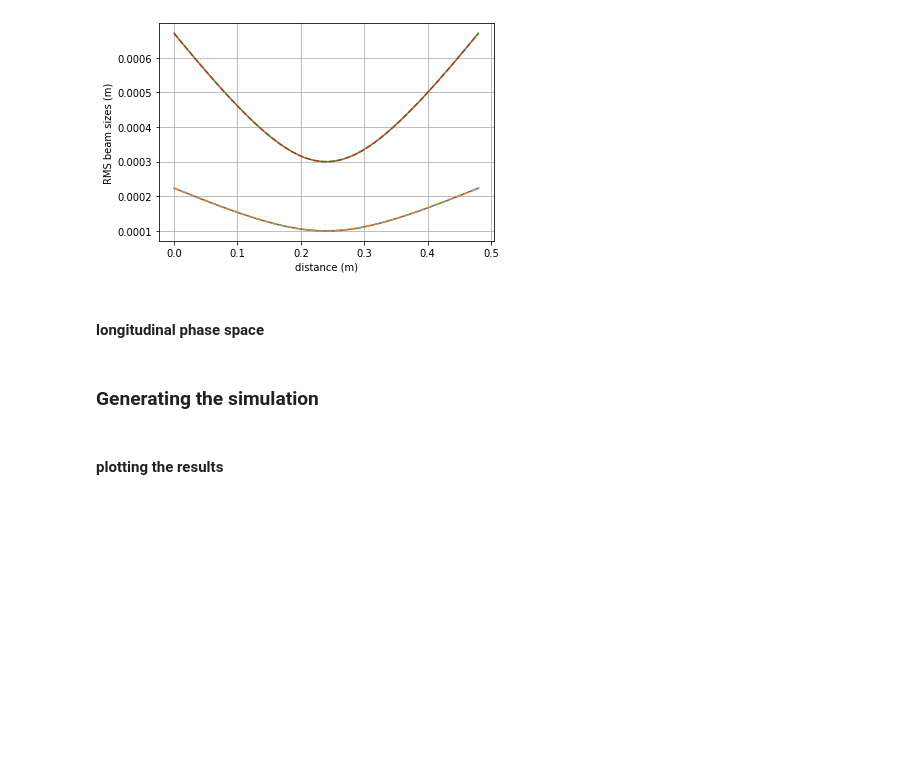
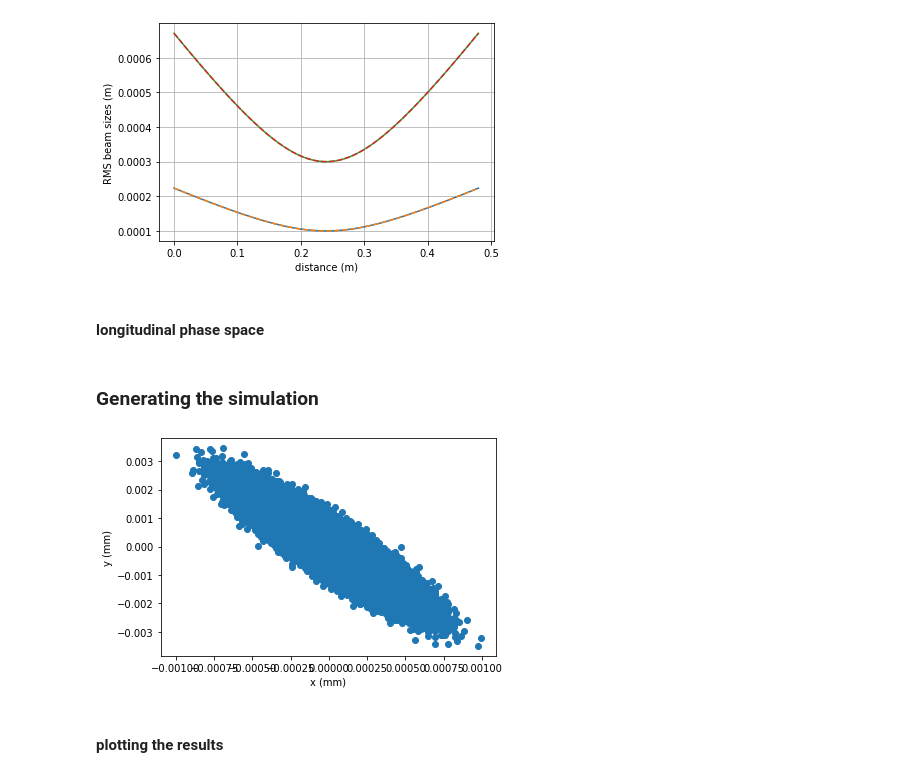
Before and after one commit to NIUaard/Generator, a Jupyter notebook: gen_banedist-CST.ipynb, the cells around one changed output. Cells and saved outputs as stored; diff of their text form; code cells hidden in the pictures; blank space fills up the shorter version.

```diff
--- a/gen_banedist-CST.ipynb
+++ b/gen_banedist-CST.ipynb
@@ -142,6 +142,14 @@ z    = wavelength*gt.mc_1D(n, doorstepodfset, -0.2, 3.3, maxFunc=1.1)
 dp  = dLorentz_fac*U[1,:]+ ddOverdz*z
 
 dpp =dp/lorentz_fac
+# %%
+plt.plot(x,xp,'o')
+plt.xlabel('x (mm)')
+plt.ylabel('y (mm)')
+
+plt.show()
+# %% [output]
+[figure, added]
 # %% [markdown]
 #### plotting the results
 # %%
```
Also changed, not shown: parts of 2 cells of this notebook, 2 other files.
